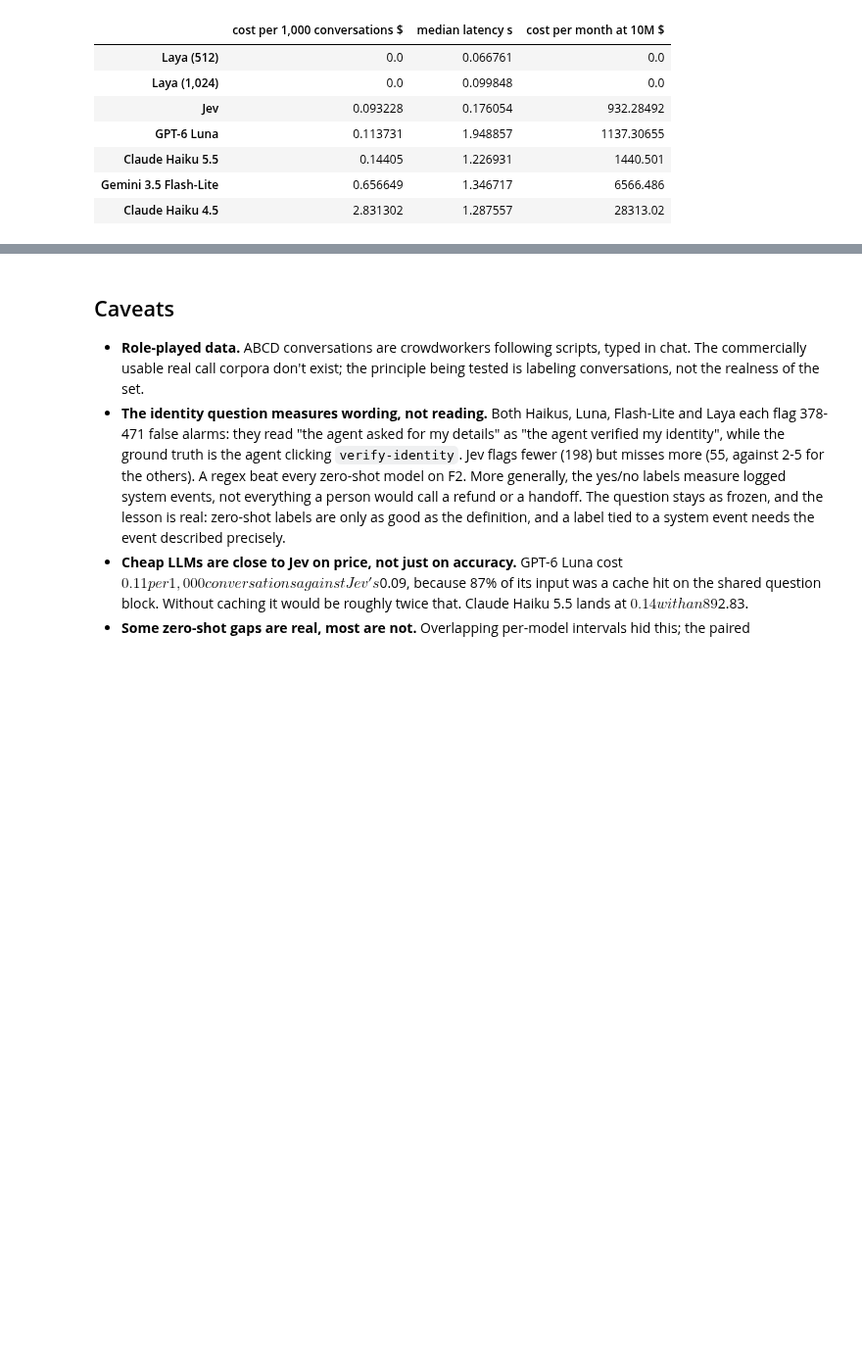
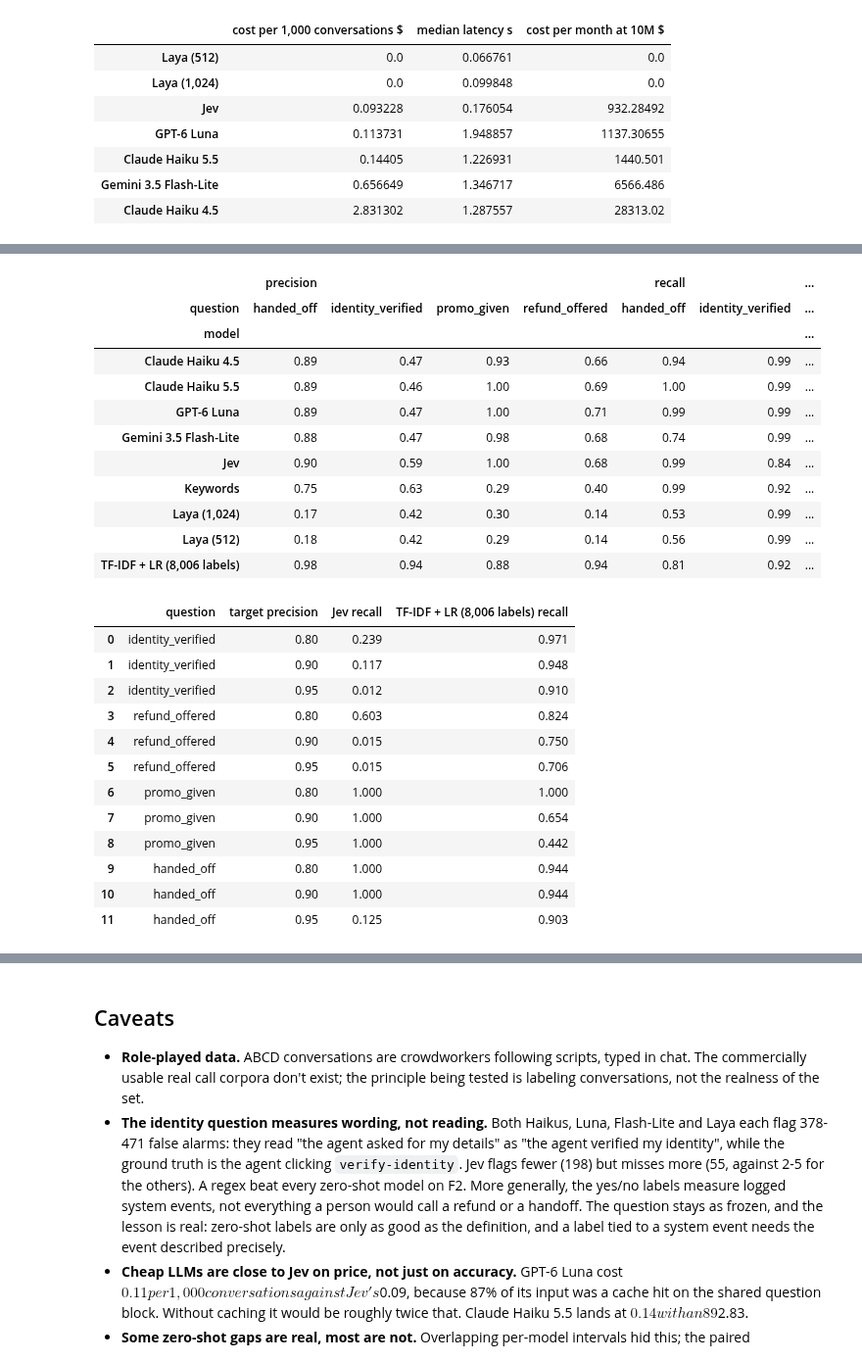
Before and after one commit to misterespresso/AI-Data-Bench, a Jupyter notebook: ABCD Call Labeling/02_benchmark.ipynb, the cells around one changed output, grey strips where cells are left out. Shown at 98% size. Drawn from its saved outputs; the diff is of its cells as text; code cells hidden in the pictures; blank space fills up the shorter version.

```diff
--- a/ABCD Call Labeling/02_benchmark.ipynb
+++ b/ABCD Call Labeling/02_benchmark.ipynb
@@ -1162,0 +1176,55 @@ if len(efficiency_table):
+# %%
+from sklearn.metrics import precision_recall_curve
+
+pr_rows = []
+for question in NOUL_QUESTIONS:
+    truth = test[question].values.astype(bool)
+    for model_name, model_scores in scores.items():
+        if question not in model_scores:
+            continue
+        predicted = np.asarray(all_predictions[model_name][question], bool)
+        pr_rows.append({"question": question, "model": model_name,
+                        "precision": model_scores[question]["precision"], "recall": model_scores[question]["recall"],
+                        "false alarms": int(np.sum(predicted & ~truth)), "misses": int(np.sum(~predicted & truth))})
+precision_recall_table = pd.DataFrame(pr_rows)
+display(precision_recall_table.pivot(index="model", columns="question", values=["precision", "recall"]).round(2))
+
+# What a moved threshold buys: Jev's best recall at the precision the supervised model reaches, and vice versa
+def recall_at_precision(model_name, question, target_precision):
+    precision, recall, _ = precision_recall_curve(test[question].values.astype(bool), all_probabilities[model_name][question])
+    reachable = recall[precision >= target_precision]
+    return reachable.max() if len(reachable) else 0.0
+
+threshold_rows = []
+for question in NOUL_QUESTIONS:
+    for target in [0.80, 0.90, 0.95]:
+        threshold_rows.append({"question": question, "target precision": target,
+                               **{f"{model} recall": recall_at_precision(model, question, target)
+                                  for model in ["Jev", SUPERVISED] if model in all_probabilities}})
+pd.DataFrame(threshold_rows).round(3)
+# %% [output]
+|  | precision |  |  |  | recall |  | ... |
+| question | handed_off | identity_verified | promo_given | refund_offered | handed_off | identity_verified | ... |
+| model |  |  |  |  |  |  | ... |
+| Claude Haiku 4.5 | 0.89 | 0.47 | 0.93 | 0.66 | 0.94 | 0.99 | ... |
+| Claude Haiku 5.5 | 0.89 | 0.46 | 1.00 | 0.69 | 1.00 | 0.99 | ... |
+| GPT-6 Luna | 0.89 | 0.47 | 1.00 | 0.71 | 0.99 | 0.99 | ... |
+| Gemini 3.5 Flash-Lite | 0.88 | 0.47 | 0.98 | 0.68 | 0.74 | 0.99 | ... |
+| Jev | 0.90 | 0.59 | 1.00 | 0.68 | 0.99 | 0.84 | ... |
+| Keywords | 0.75 | 0.63 | 0.29 | 0.40 | 0.99 | 0.92 | ... |
+| Laya (1,024) | 0.17 | 0.42 | 0.30 | 0.14 | 0.53 | 0.99 | ... |
+| Laya (512) | 0.18 | 0.42 | 0.29 | 0.14 | 0.56 | 0.99 | ... |
+| TF-IDF + LR (8,006 labels) | 0.98 | 0.94 | 0.88 | 0.94 | 0.81 | 0.92 | ... |
+|  | question | target precision | Jev recall | TF-IDF + LR (8,006 labels) recall |
+| 0 | identity_verified | 0.80 | 0.239 | 0.971 |
+| 1 | identity_verified | 0.90 | 0.117 | 0.948 |
+| 2 | identity_verified | 0.95 | 0.012 | 0.910 |
+| 3 | refund_offered | 0.80 | 0.603 | 0.824 |
+| 4 | refund_offered | 0.90 | 0.015 | 0.750 |
+| 5 | refund_offered | 0.95 | 0.015 | 0.706 |
+| 6 | promo_given | 0.80 | 1.000 | 1.000 |
+| 7 | promo_given | 0.90 | 1.000 | 0.654 |
+| 8 | promo_given | 0.95 | 1.000 | 0.442 |
+| 9 | handed_off | 0.80 | 1.000 | 0.944 |
+| 10 | handed_off | 0.90 | 1.000 | 0.944 |
+| 11 | handed_off | 0.95 | 0.125 | 0.903 |
```
Also changed, not shown: parts of 7 cells of this notebook, 15 other files.
